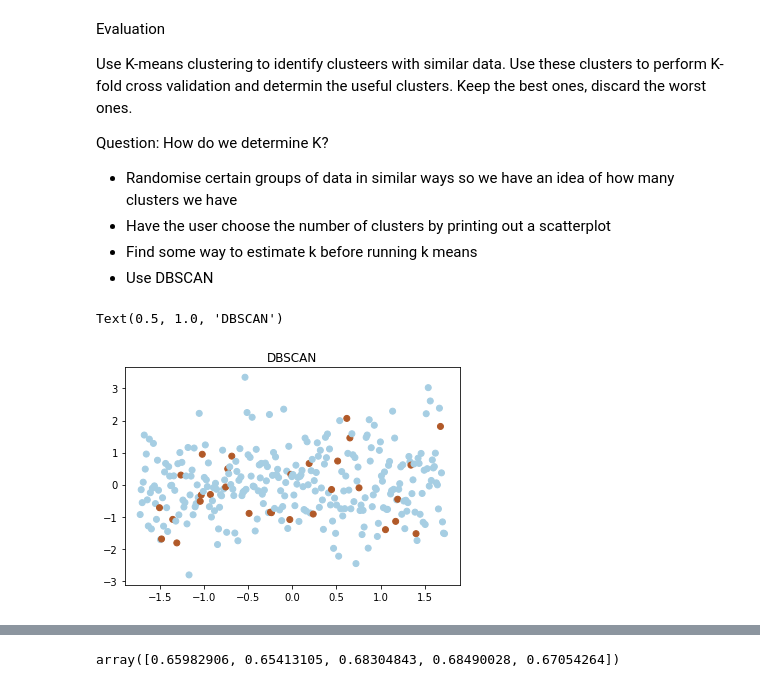
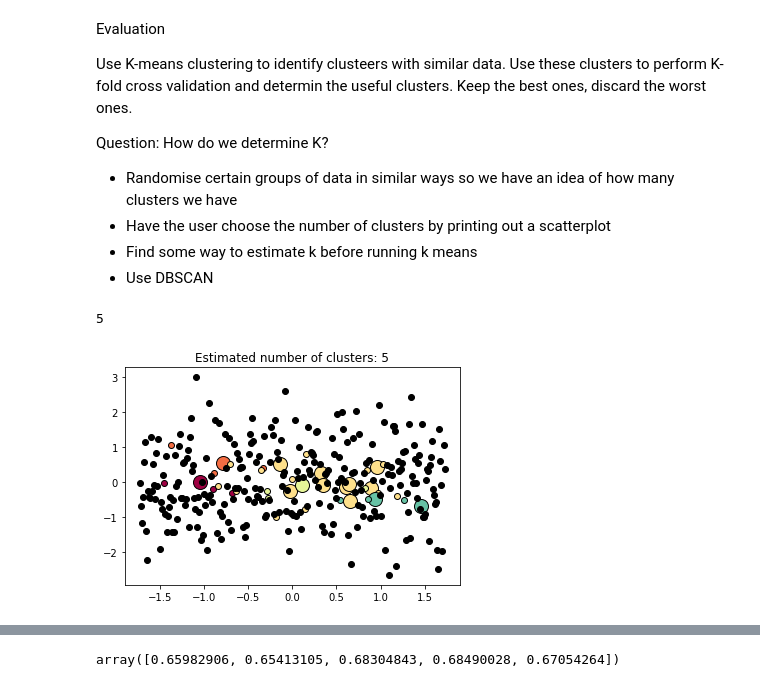
Before and after one commit to AdJansen/Artificial-Immune-System-For-Class-Imbalance, a Jupyter notebook: AIS.ipynb, the cells around one changed output, grey strips where cells are left out. Drawn from its saved outputs; the diff is of its cells as text; code cells hidden in the pictures.

```diff
--- a/AIS.ipynb
+++ b/AIS.ipynb
@@ -339,16 +465,58 @@ Question: How do we determine K?
  - Find some way to estimate k before running k means
  - Use DBSCAN
 # %%
-dbscan_df = pd.read_csv("./Data/GeneratedSyntheticData-MajorImbalanceNoiseLess.csv")
+dbscan_df = pd.read_csv("./Data/GeneratedSyntheticData-NosiyEasy.csv")
 
 ss = StandardScaler()
 dbscan_df = ss.fit_transform(dbscan_df)
-dbs = DBSCAN(eps=5, min_samples=8)
+dbs = DBSCAN(eps=1, min_samples=4)
 dbs.fit(dbscan_df)
-y_pred = dbs.fit_predict(dbscan_df)
-plt.scatter(dbscan_df[:,0], dbscan_df[:,1],c=y_pred, cmap='Paired')
-plt.title("DBSCAN")
+labels = dbs.labels_
+core_samples_mask = np.zeros_like(dbs.labels_, dtype=bool)
+core_samples_mask[dbs.core_sample_indices_] = True
+n_clusters_ = len(set(labels)) - (1 if -1 in labels else 0)
+n_clusters_
+#y_pred = dbs.fit_predict(dbscan_df)
+# plt.scatter(dbscan_df[:,0], dbscan_df[:,1],c=y_pred, cmap='Paired')
+# plt.title("DBSCAN")
+
+#f, ax1 = plt.subplots(nrows=1, ncols=1,figsize=(20,8))
+#sns.scatterplot(dbscan_df[:,0],dbscan_df[:,1],hue=y_pred,ax=ax1)
 # %% [output]
-Text(0.5, 1.0, 'DBSCAN')
+5
-[figure, removed]
+# %%
+# Black removed and is used for noise instead.
+unique_labels = set(labels)
+colors = [plt.cm.Spectral(each) for each in np.linspace(0, 1, len(unique_labels))]
+for k, col in zip(unique_labels, colors):
+    if k == -1:
+        # Black used for noise.
+        col = [0, 0, 0, 1]
+
+    class_member_mask = labels == k
+
+    xy = dbscan_df[class_member_mask & core_samples_mask]
+    plt.plot(
+        xy[:, 0],
+        xy[:, 1],
+        "o",
+        markerfacecolor=tuple(col),
+        markeredgecolor="k",
+        markersize=14,
+    )
+
+    xy = dbscan_df[class_member_mask & ~core_samples_mask]
+    plt.plot(
+        xy[:, 0],
+        xy[:, 1],
+        "o",
+        markerfacecolor=tuple(col),
+        markeredgecolor="k",
+        markersize=6,
+    )
+
+plt.title("Estimated number of clusters: %d" % n_clusters_)
+plt.show()
+# %% [output]
+[figure, added]
 # %%
```
Also changed, not shown: parts of 7 cells of this notebook, 1 other file.
